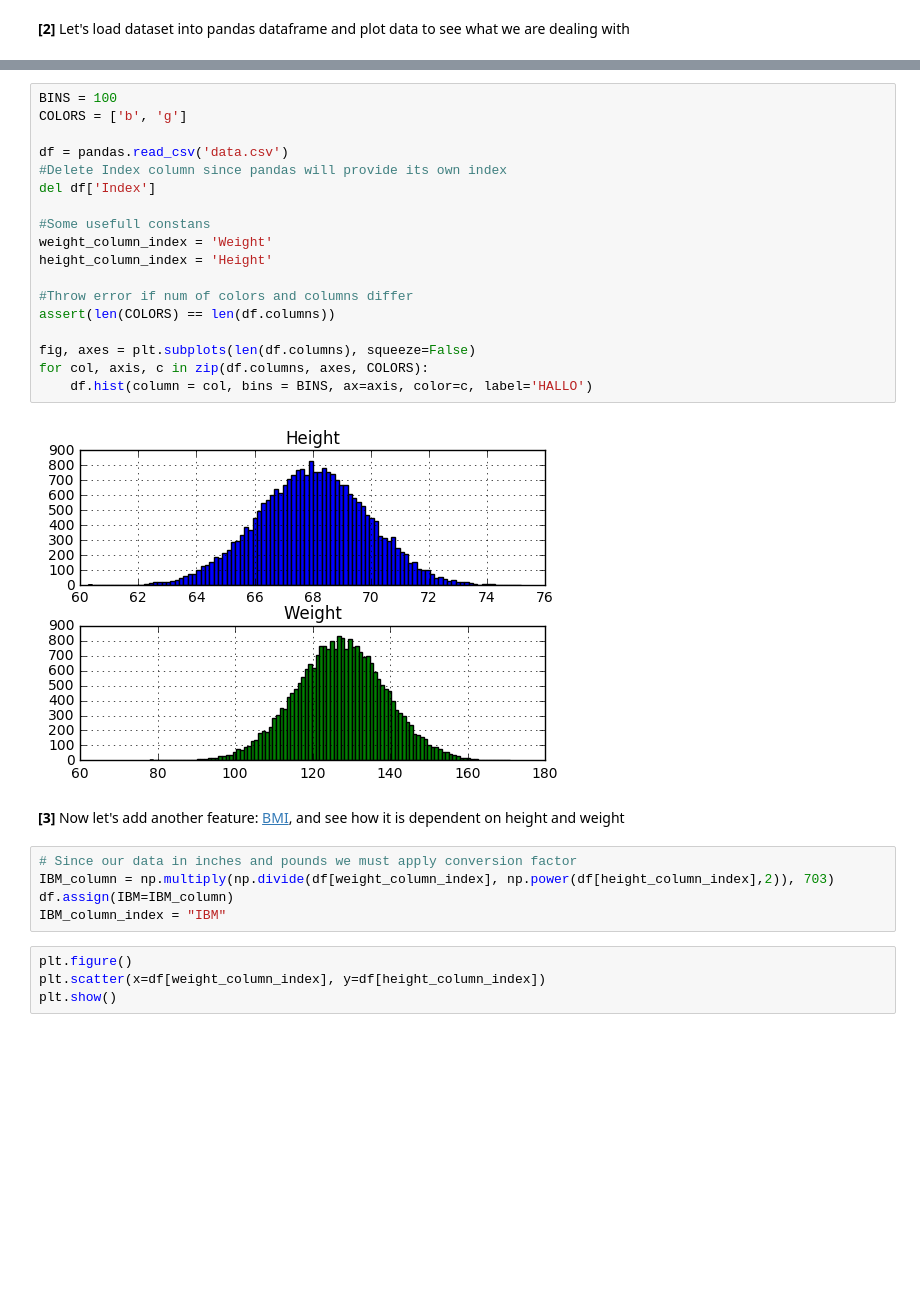
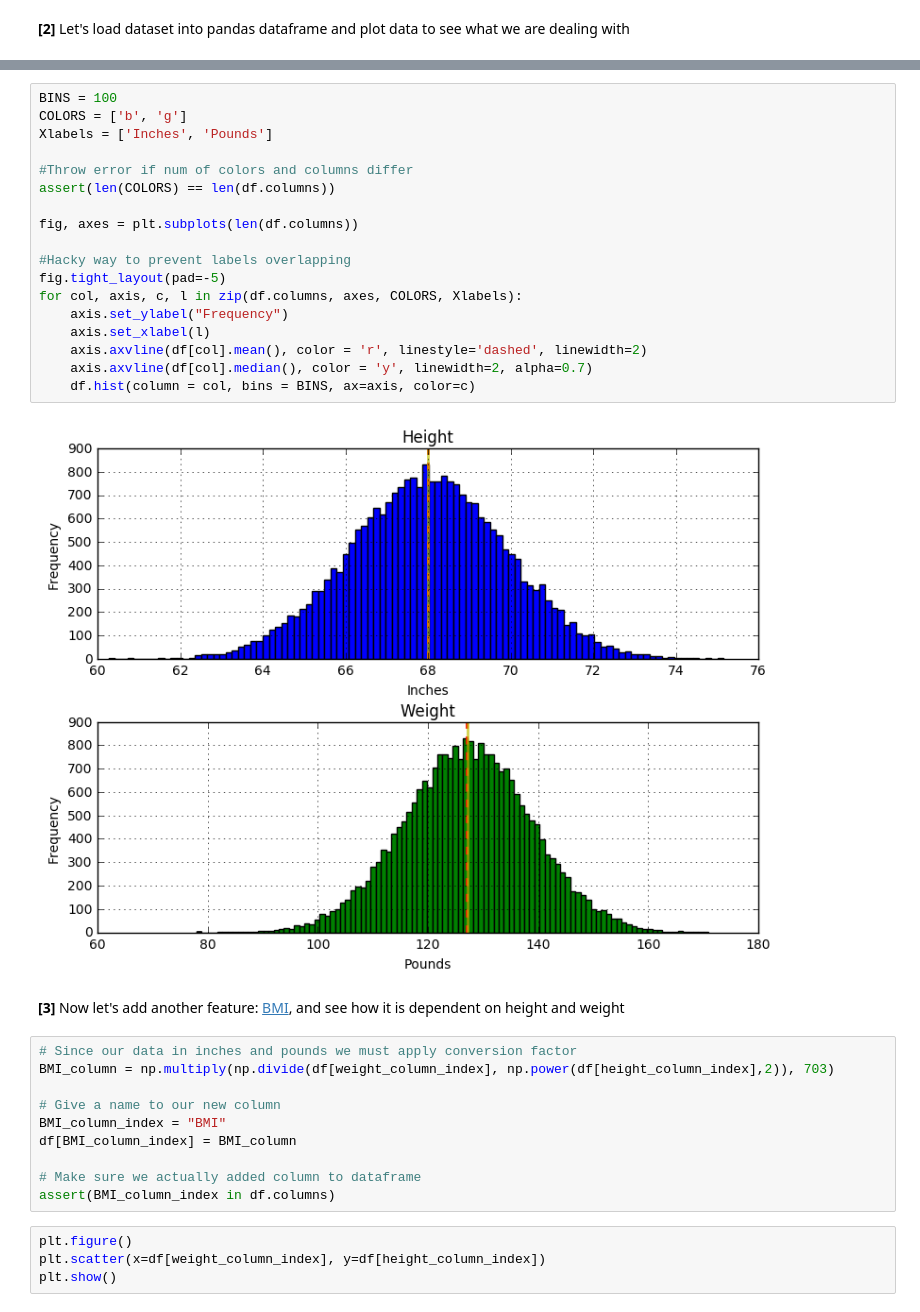
Before and after one commit to EvdokimovN/S7DataScience, a Jupyter notebook: S7DataScience.ipynb, the cells around one changed output, grey strips where cells are left out. Drawn from its saved outputs; the diff is of its cells as text; blank space fills up the shorter version.

Commit message:
Make plots prettier

```diff
--- a/S7DataScience.ipynb
+++ b/S7DataScience.ipynb
@@ -11,30 +19,35 @@ import matplotlib.cm as cm
 # %%
 BINS = 100
 COLORS = ['b', 'g']
-
-df = pandas.read_csv('data.csv')
-#Delete Index column since pandas will provide its own index
-del df['Index']
-
-#Some usefull constans
-weight_column_index = 'Weight'
-height_column_index = 'Height'
+Xlabels = ['Inches', 'Pounds']
 
 #Throw error if num of colors and columns differ
 assert(len(COLORS) == len(df.columns))
 
-fig, axes = plt.subplots(len(df.columns), squeeze=False)
-for col, axis, c in zip(df.columns, axes, COLORS):
-    df.hist(column = col, bins = BINS, ax=axis, color=c, label='HALLO')
+fig, axes = plt.subplots(len(df.columns))
+
+#Hacky way to prevent labels overlapping
+fig.tight_layout(pad=-5)
+for col, axis, c, l in zip(df.columns, axes, COLORS, Xlabels):
+    axis.set_ylabel("Frequency")
+    axis.set_xlabel(l)
+    axis.axvline(df[col].mean(), color = 'r', linestyle='dashed', linewidth=2)
+    axis.axvline(df[col].median(), color = 'y', linewidth=2, alpha=0.7)
+    df.hist(column = col, bins = BINS, ax=axis, color=c)
 # %% [output]
-[figure, old version]
+[figure, new version]
 # %% [markdown]
 **[3]** Now let's add another feature: [BMI](https://en.wikipedia.org/wiki/Body_mass_index), and see how it is dependent on height and weight
 # %%
 # Since our data in inches and pounds we must apply conversion factor
-IBM_column = np.multiply(np.divide(df[weight_column_index], np.power(df[height_column_index],2)), 703)
-df.assign(IBM=IBM_column)
-IBM_column_index = "IBM"
+BMI_column = np.multiply(np.divide(df[weight_column_index], np.power(df[height_column_index],2)), 703)
+
+# Give a name to our new column
+BMI_column_index = "BMI"
+df[BMI_column_index] = BMI_column
+
+# Make sure we actually added column to dataframe
+assert(BMI_column_index in df.columns)
 # %%
 plt.figure()
 plt.scatter(x=df[weight_column_index], y=df[height_column_index])
```
Also changed, not shown: parts of 3 cells of this notebook.
